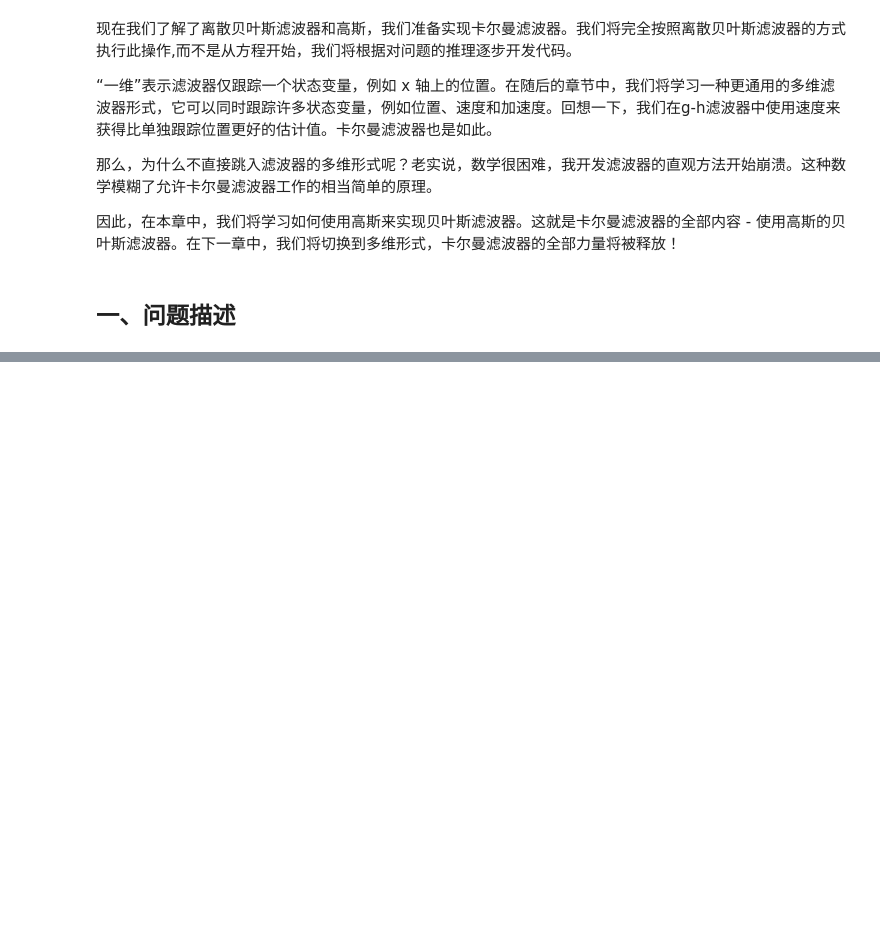
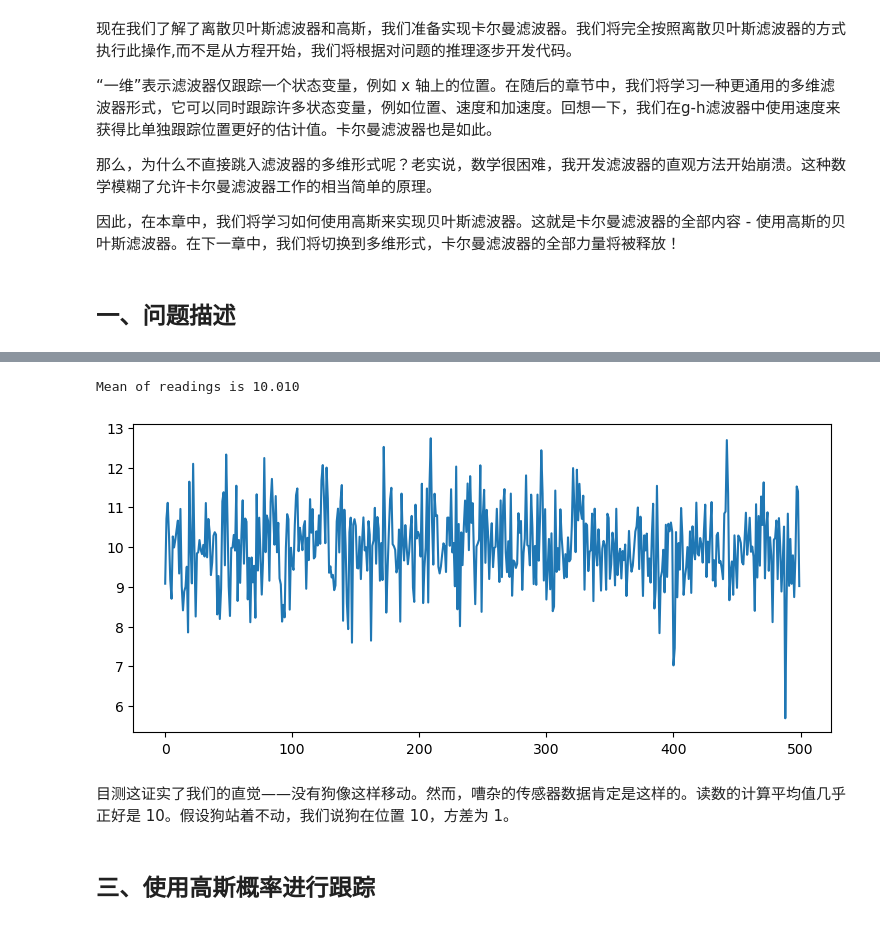
Before and after one commit to SunJianboGitHub/KalmanFilter, a Jupyter notebook: 04-一维卡尔曼滤波器.ipynb, the cells around one changed output, grey strips where cells are left out. Saved outputs shown, nothing was run; the diff lists cells and outputs as text; code cells hidden in the pictures; blank space fills up the shorter version.

```diff
--- a/04-一维卡尔曼滤波器.ipynb
+++ b/04-一维卡尔曼滤波器.ipynb
@@ -17,0 +38,16 @@ book_format.set_style()
+# %%
+import numpy as np
+from numpy.random import randn
+import matplotlib.pyplot as plt
+
+xs = range(500)
+ys = randn(500)*1. + 10.
+plt.plot(xs, ys)
+print(f'Mean of readings is {np.mean(ys):.3f}')
+# %% [output]
+Mean of readings is 10.010
+[figure, added]
+# %% [markdown]
+目测这证实了我们的直觉——没有狗像这样移动。然而，嘈杂的传感器数据肯定是这样的。读数的计算平均值几乎正好是 10。假设狗站着不动，我们说狗在位置 10，方差为 1。
+# %% [markdown]
+## 三、使用高斯概率进行跟踪
```
Also changed, not shown: parts of 4 cells of this notebook.
